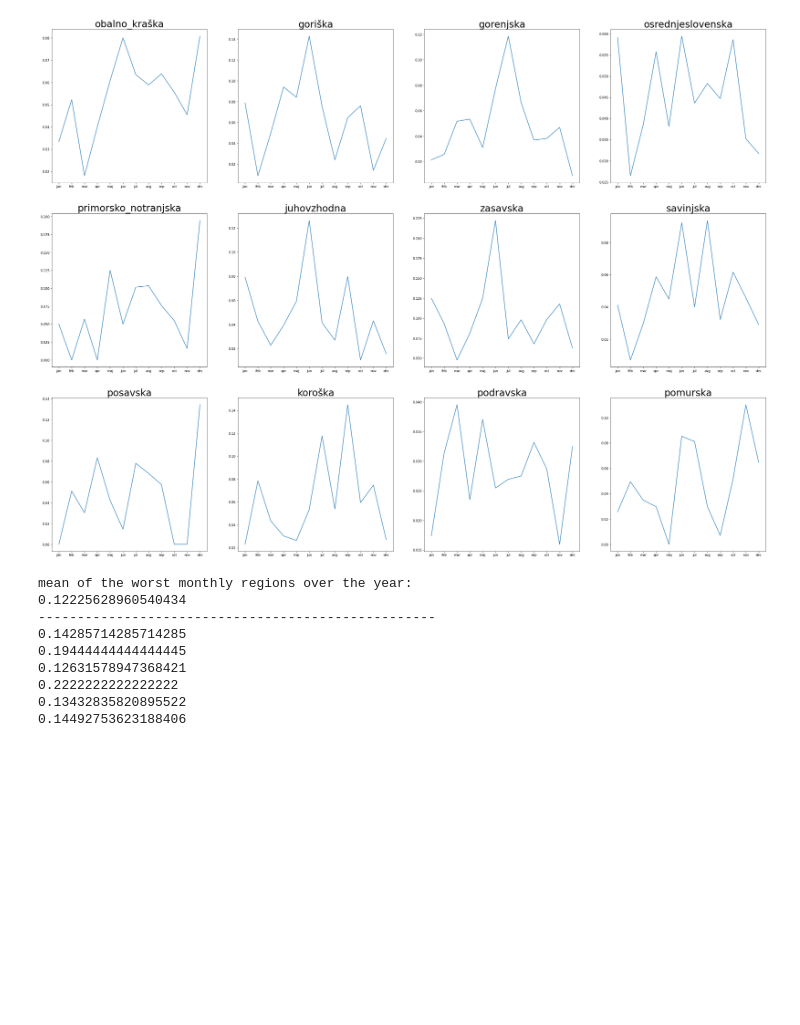
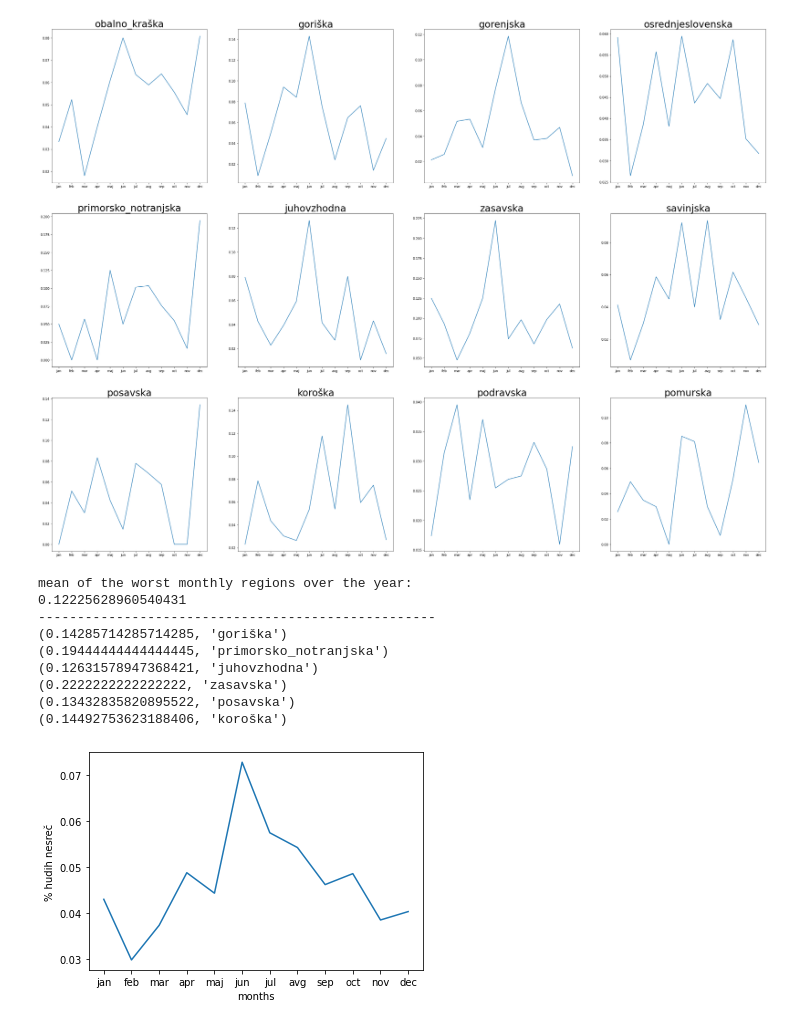
Before and after one commit to urssa/PR21AHJZMPVTBUS, a Jupyter notebook: občine razverščene po regijah.ipynb, the cells around one changed output. Saved outputs shown, nothing was run; the diff lists cells and outputs as text; code cells hidden in the pictures; blank space fills up the shorter version.

```diff
--- a/občine razverščene po regijah.ipynb
+++ b/občine razverščene po regijah.ipynb
@@ -71,35 +71,37 @@ plt.show()
 # %% [output]
 [figure]
 # %%
-tmp=[]
 mean_of_all_max_month_means = []
 max_mean_by_month = []
 for regija in regije:
     for month in data_by_month:
         tmp.append(month[(month.UpravnaEnotaStoritve.isin(regije_dict[regija]))&((month.KlasifikacijaNesrece=='S HUDO TELESNO POŠKODBO')|(month.KlasifikacijaNesrece=='S SMRTNIM IZIDOM'))].shape[0]/month[month.UpravnaEnotaStoritve.isin(regije_dict[regija])].shape[0])
-    max_mean_by_month.append(np.max(tmp))
-    mean_of_all_max_month_means.append(max_mean_by_month)
+    max_mean_by_month.append((np.max(tmp),regija))
+    mean_of_all_max_month_means.append(np.max(tmp))
     tmp=[]
 mean_of_all_max_month_means =np.mean(mean_of_all_max_month_means)
 print("mean of the worst monthly regions over the year: \n" + str(mean_of_all_max_month_means))
 print("---------------------------------------------------")
 for max_mean in max_mean_by_month:
-    if  max_mean > mean_of_all_max_month_means:
+    if  max_mean[0] > mean_of_all_max_month_means:
         print(max_mean)
 # %% [output]
 mean of the worst monthly regions over the year:
-0.12225628960540434
+0.12225628960540431
 ---------------------------------------------------
-0.14285714285714285
-0.19444444444444445
-0.12631578947368421
-0.2222222222222222
-0.13432835820895522
-0.14492753623188406
+(0.14285714285714285, 'goriška')
+(0.19444444444444445, 'primorsko_notranjska')
+(0.12631578947368421, 'juhovzhodna')
+(0.2222222222222222, 'zasavska')
+(0.13432835820895522, 'posavska')
+(0.14492753623188406, 'koroška')
-# %%
-st_hudih=[]
-months=["jan","feb","mar","apr","maj","jun","jul","avg","sep","oct","nov","dec"]
-st_lahkih=[]
-for month in data_by_month:
-    st_hudih.append(month[(month.UpravnaEnotaStoritve.isin(regije_dict[regija]))&((month.KlasifikacijaNesrece=='S HUDO TELESNO POŠKODBO')|(month.KlasifikacijaNesrece=='S SMRTNIM IZIDOM'))].shape[0])
-    st_lahkih.append(month[(month.UpravnaEnotaStoritve.isin(regije_dict[regija]))&((month.KlasifikacijaNesrece!='S HUDO TELESNO POŠKODBO')&(month.KlasifikacijaNesrece!='S SMRTNIM IZIDOM'))].shape[0])
+# %%
+hude=[]
+months=["jan","feb","mar","apr","maj","jun","jul","avg","sep","oct","nov","dec"]
+for month in data_by_month:
+    hude.append(month[((month.KlasifikacijaNesrece=='S HUDO TELESNO POŠKODBO')|(month.KlasifikacijaNesrece=='S SMRTNIM IZIDOM'))].shape[0]/month.shape[0])
+plt.plot(months,hude)
+plt.xlabel("months")
+plt.ylabel("% hudih nesreč");
+# %% [output]
+[figure, added]
```
Also changed, not shown: parts of 2 cells of this notebook.
